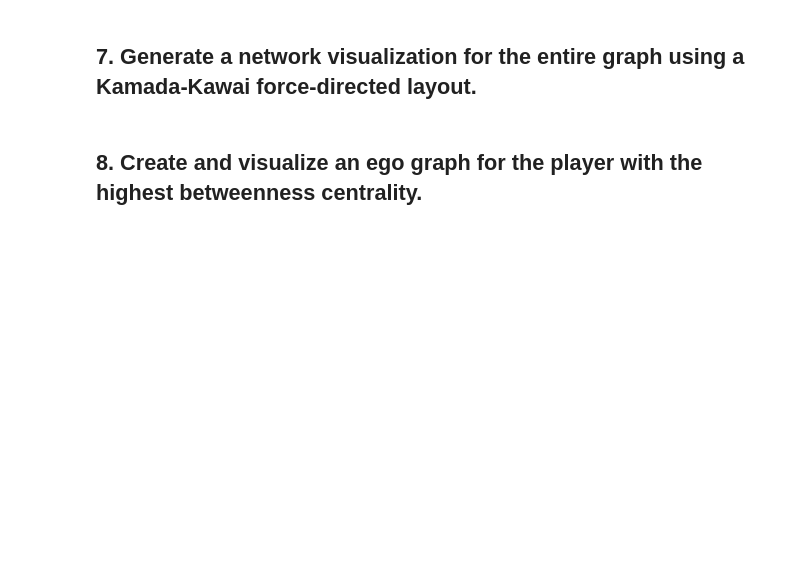
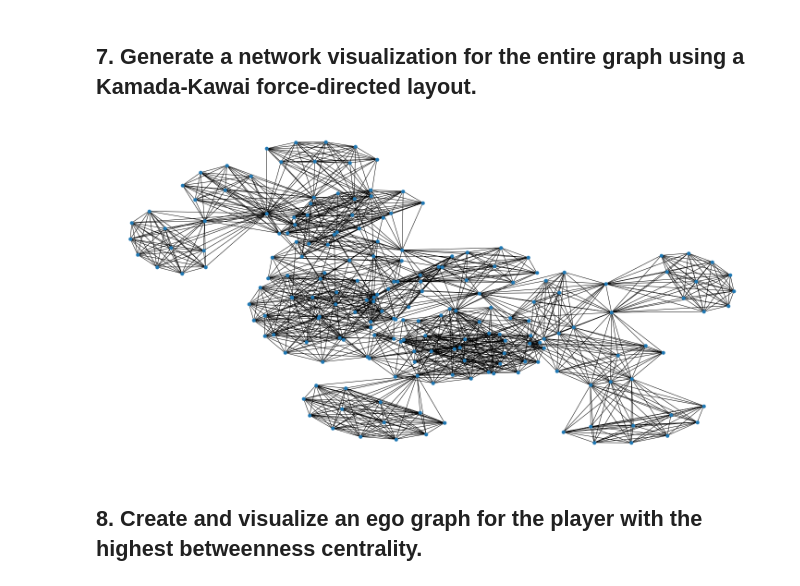
Before and after one commit to ta-datapt-bcn/lab-network-analysis, a Jupyter notebook: your-code/main.ipynb, the cells around one changed output. Cells and saved outputs as stored; diff of their text form; code cells hidden in the pictures; blank space fills up the shorter version.

```diff
--- a/your-code/main.ipynb
+++ b/your-code/main.ipynb
@@ -37,4 +149,9 @@ Sort descending by the number of pairwise interactions. Which pair of players ha
 # %% [markdown]
 ## 7. Generate a network visualization for the entire graph using a Kamada-Kawai force-directed layout.
+# %%
+plt.figure(figsize=(20,10))
+nx.draw_kamada_kawai(G,node_size = 50)
+# %% [output]
+[figure, added]
 # %% [markdown]
 ## 8. Create and visualize an ego graph for the player with the highest betweenness centrality.
```
Also changed, not shown: parts of 14 cells of this notebook.
